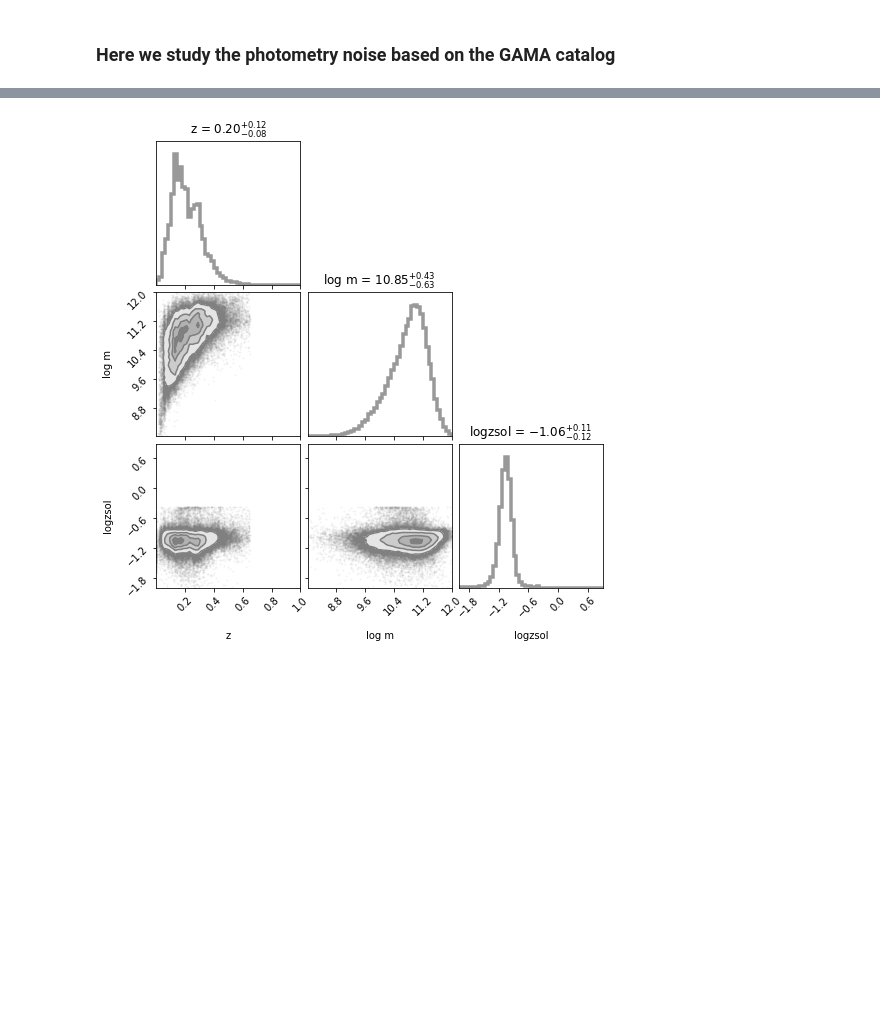
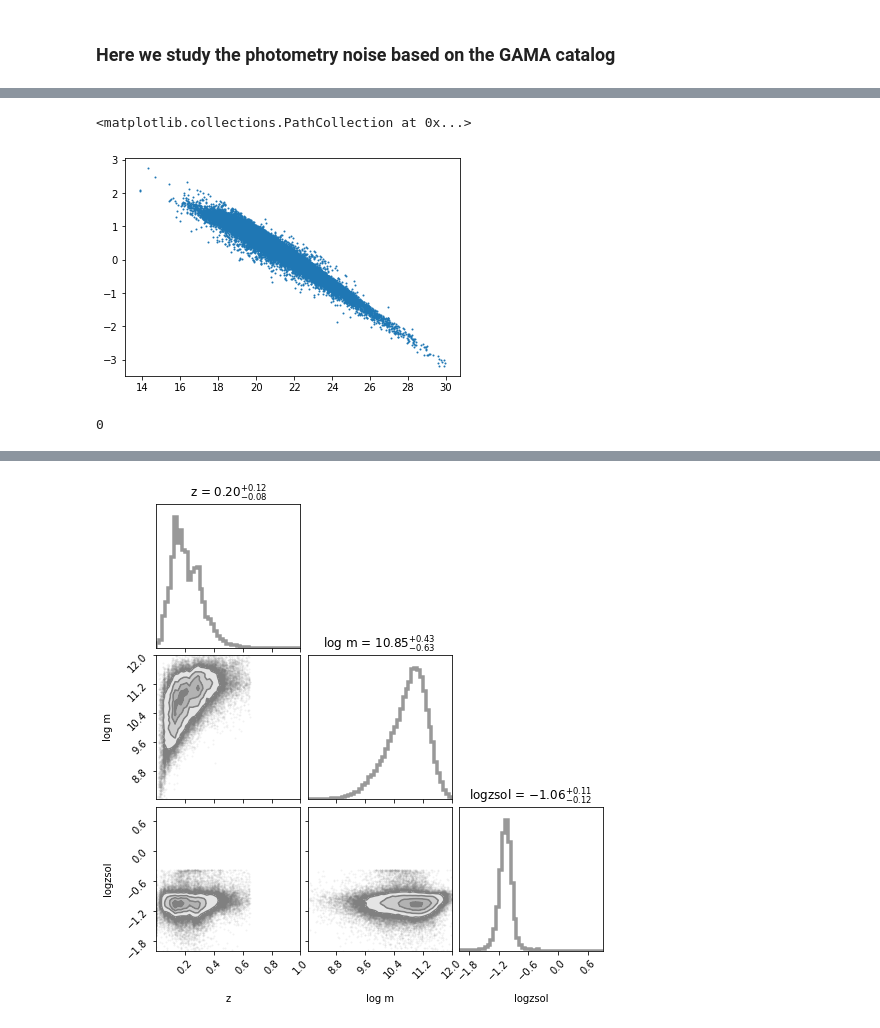
Before and after one commit to AstroJacobLi/popsed, a Jupyter notebook: notebooks/forward_model/noise_model/GAMA_nosie_model_DR3_apmatch_linearNoise.ipynb, the cells around one changed output, grey strips where cells are left out. Drawn from its saved outputs; the diff is of its cells as text; code cells hidden in the pictures; blank space fills up the shorter version.

```diff
--- a/notebooks/forward_model/noise_model/GAMA_nosie_model_DR3_apmatch_linearNoise.ipynb
+++ b/notebooks/forward_model/noise_model/GAMA_nosie_model_DR3_apmatch_linearNoise.ipynb
@@ -65,0 +68,10 @@ plt.scatter(mags[:, 2], logsnrs[:, 2], s=1)
+# %%
+# plt.scatter(mags[:, 0], np.log10(fluxes[:, 0] / fluxes_err[:, 0]), s=1)
+# plt.scatter(mags[:, 1], np.log10(fluxes[:, 1] / fluxes_err[:, 1]), s=1)
+plt.scatter(mags[:, 0], logsnrs[:, 0], s=1)
+
+# plt.xlim(-40, 100)
+# plt.yscale('log')
+# %% [output]
+<matplotlib.collections.PathCollection at 0x...>
+[figure, added]
@@ -65,0 +98,4 @@ plt.scatter(mags[:, 2], logsnrs[:, 2], s=1)
+# %%
+(maggies_new2 < 0).sum()
+# %% [output]
+0
```
Also changed, not shown: parts of 25 cells of this notebook, 4 other files.
